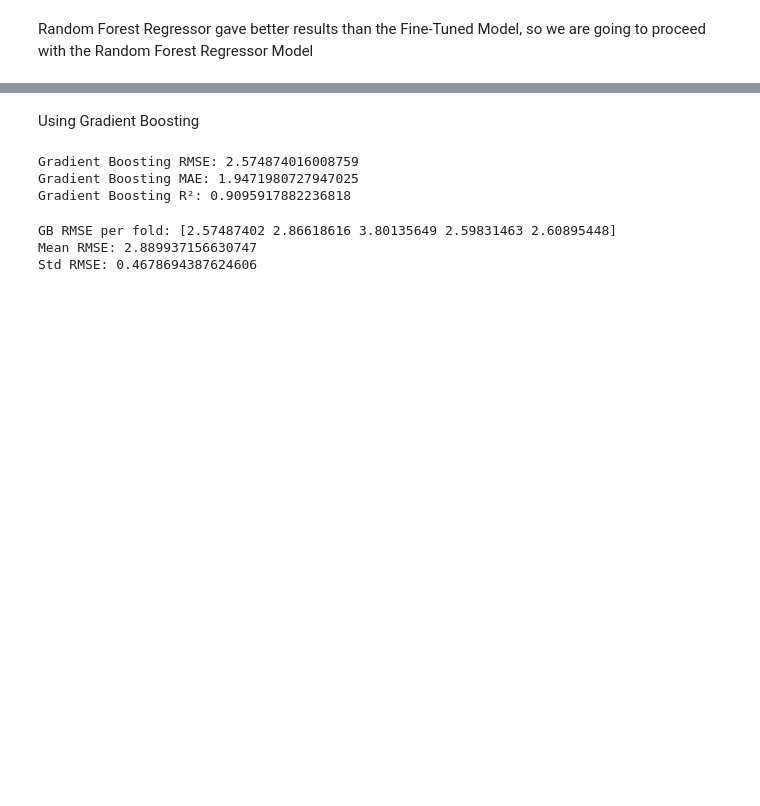
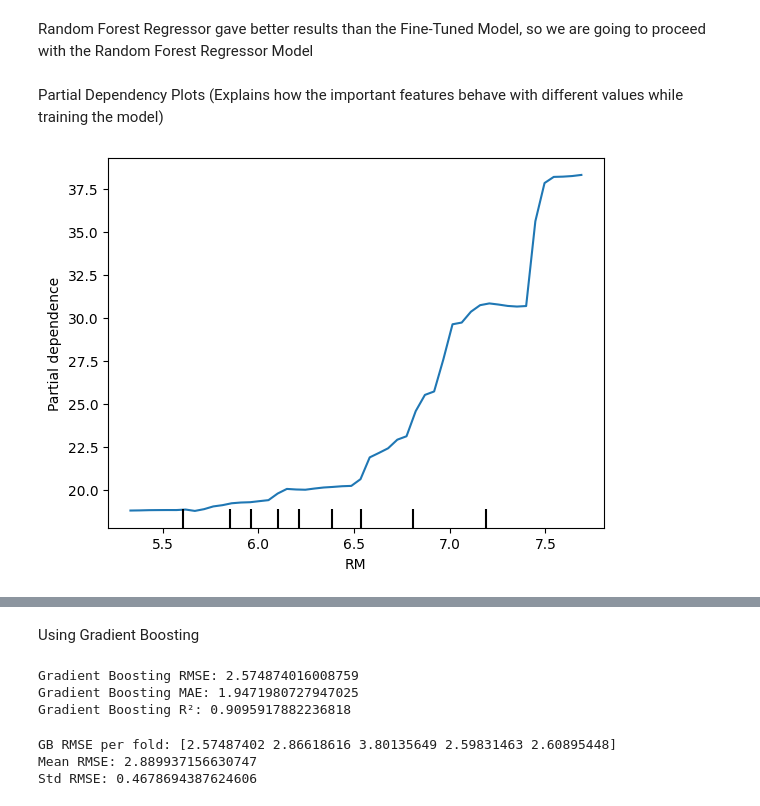
Before and after one commit to Madhesh1602/House-Price-Prediction, a Jupyter notebook: main.ipynb, the cells around one changed output, grey strips where cells are left out. Cells and saved outputs as stored; diff of their text form; code cells hidden in the pictures; blank space fills up the shorter version.

```diff
--- a/main.ipynb
+++ b/main.ipynb
@@ -959,2 +919,15 @@ Std MAE: 0.5921152835569271
 # %% [markdown]
 Random Forest Regressor gave better results than the Fine-Tuned Model, so we are going to proceed with the Random Forest Regressor Model
+# %% [markdown]
+Partial Dependency Plots (Explains how the important features behave with different values while training the model)
+# %%
+rf = RandomForestRegressor()
+
+# Train the model first
+rf.fit(X_train, y_train)
+
+features = ['RM']
+PartialDependenceDisplay.from_estimator(rf, X_train, features, grid_resolution=50)
+plt.show()
+# %% [output]
+[figure, added]
```
Also changed, not shown: parts of 30 cells of this notebook.
